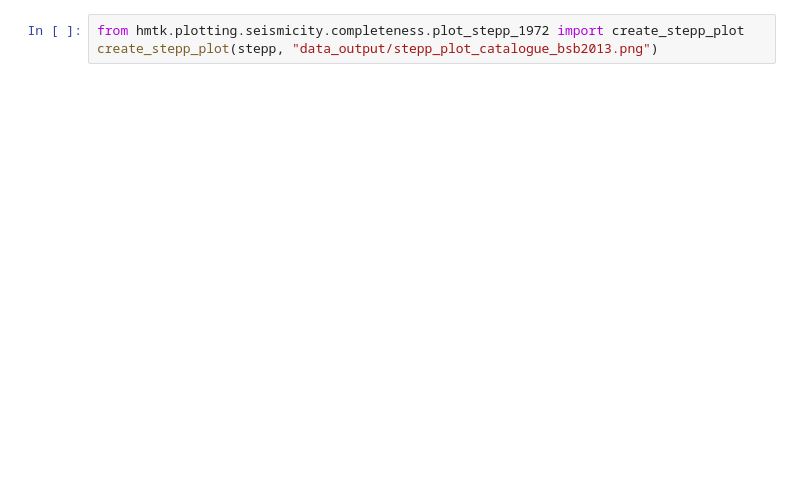
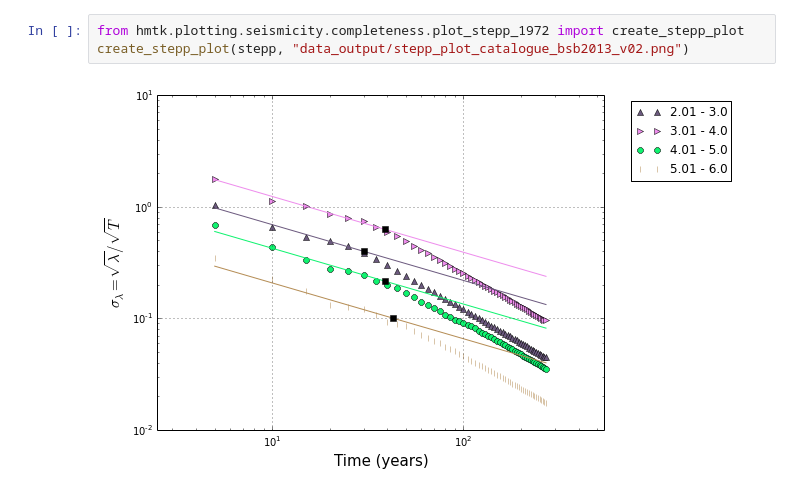
Before and after one commit to preinh/pshab, a Jupyter notebook: 03_completeness.ipynb, the cells around one changed output. Drawn from its saved outputs; the diff is of its cells as text; blank space fills up the shorter version.

```diff
--- a/03_completeness.ipynb
+++ b/03_completeness.ipynb
@@ -40,3 +53,5 @@ print 'done!'
 # %%
 from hmtk.plotting.seismicity.completeness.plot_stepp_1972 import create_stepp_plot
-create_stepp_plot(stepp, "data_output/stepp_plot_catalogue_bsb2013.png")
+create_stepp_plot(stepp, "data_output/stepp_plot_catalogue_bsb2013_v02.png")
+# %% [output]
+[figure, added]
```
Also changed, not shown: parts of 3 cells of this notebook, 16 other files.
